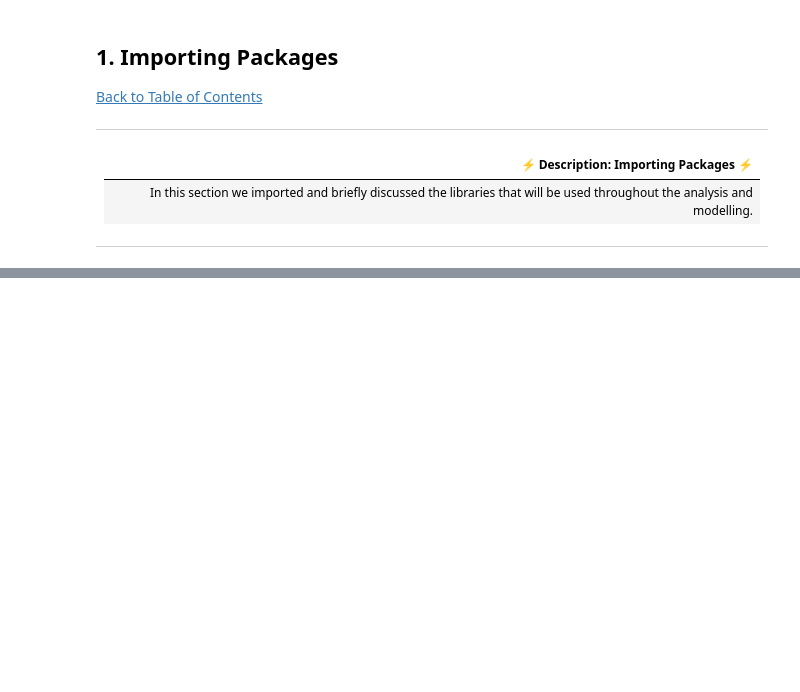
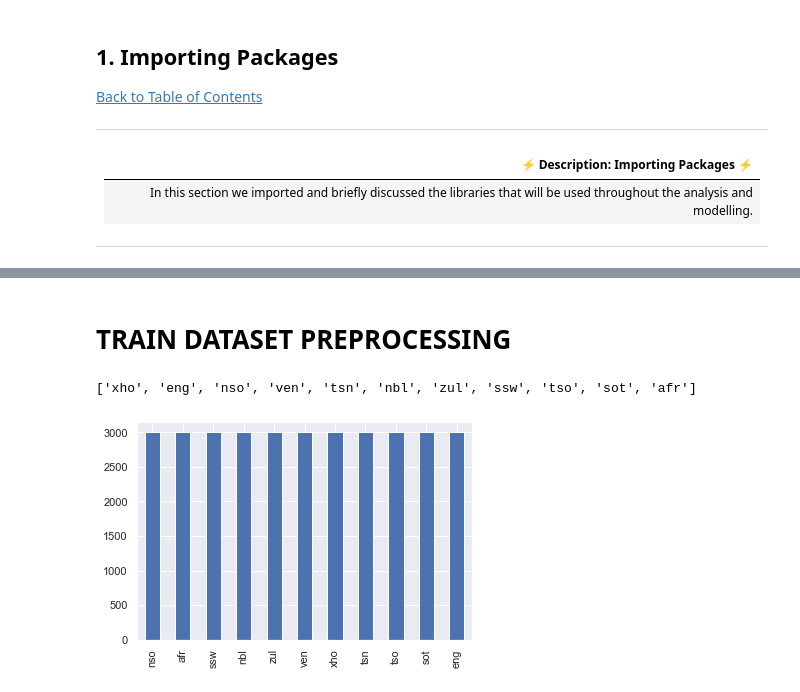
Before and after one commit to Emmantheo/Language-Classification-Hackathon, a Jupyter notebook: Language Classification Hackathon/Untitled.ipynb, the cells around one changed output, grey strips where cells are left out. Saved outputs shown, nothing was run; the diff lists cells and outputs as text; code cells hidden in the pictures; blank space fills up the shorter version.

```diff
--- a/Language Classification Hackathon/Untitled.ipynb
+++ b/Language Classification Hackathon/Untitled.ipynb
@@ -92,0 +107,4 @@ from sklearn.metrics import classification_report
+# %%
+#Loading the train dataset
+df_train = pd.read_csv('train_set.csv')
+df_train.head(20)
@@ -92,0 +172,2 @@ from sklearn.metrics import classification_report
+# %% [markdown]
+# TRAIN DATASET PREPROCESSING
@@ -92,0 +180,13 @@ from sklearn.metrics import classification_report
+# %%
+#Label list
+
+label_list = list(df_train.lang_id.unique())
+label_list
+# %% [output]
+['xho', 'eng', 'nso', 'ven', 'tsn', 'nbl', 'zul', 'ssw', 'tso', 'sot', 'afr']
+# %%
+#checking the distribution of the classes
+df_train['lang_id'].value_counts().plot(kind = 'bar')
+plt.show()
+# %% [output]
+[figure, added]
```
Also changed, not shown: parts of 55 cells of this notebook, 1 other file.
